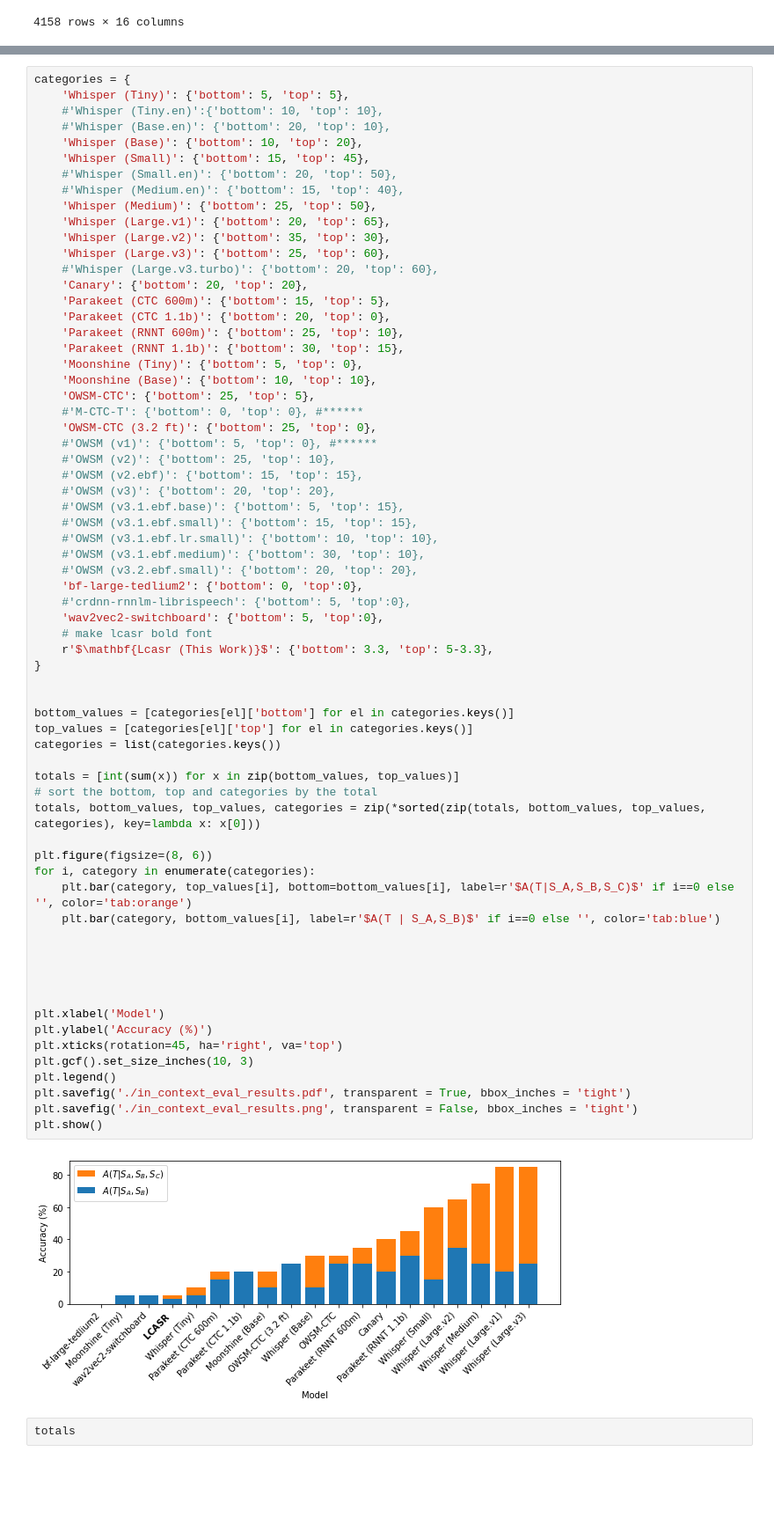
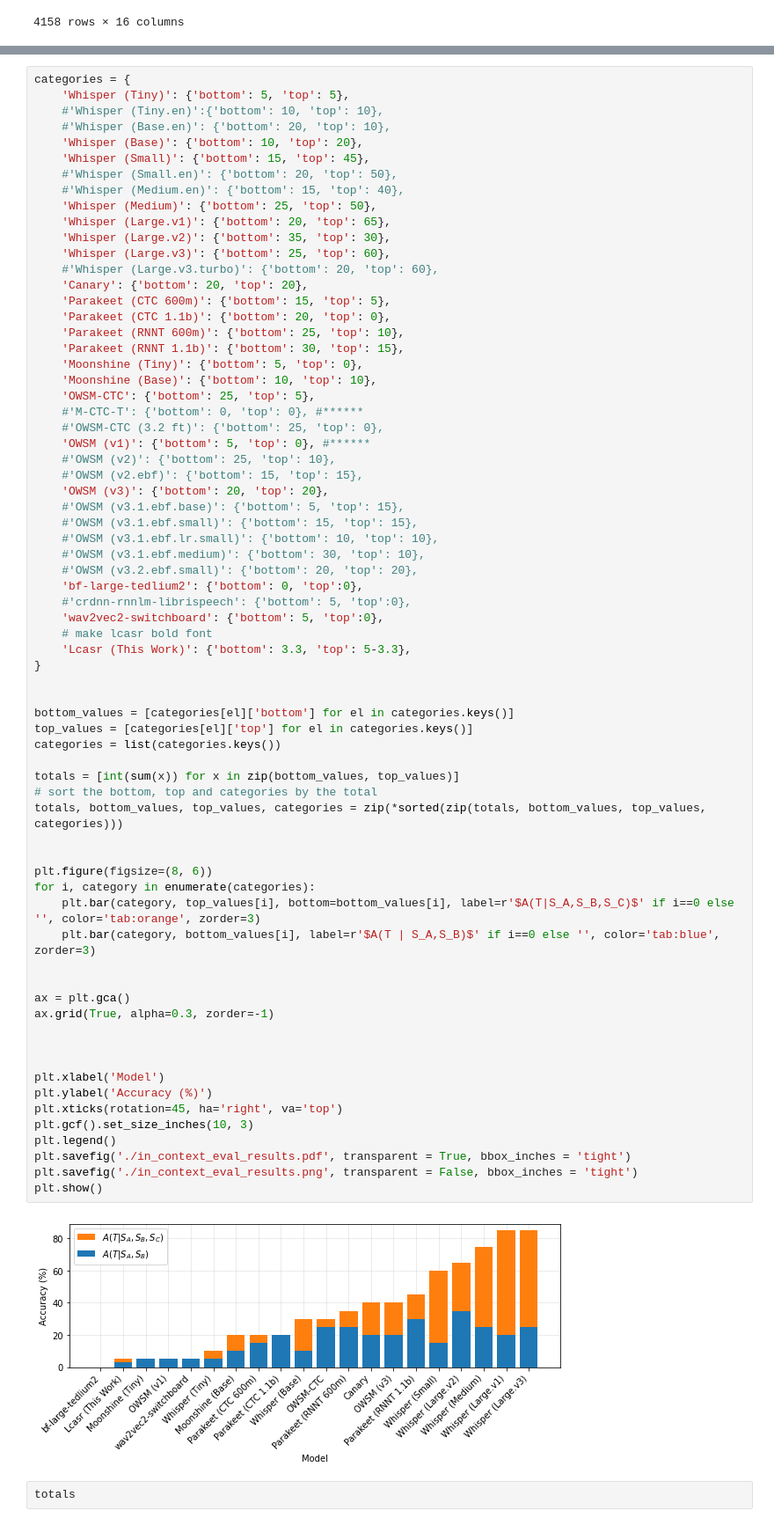
Before and after one commit to robflynnyh/long-context-asr, a Jupyter notebook: eval/results/eval.ipynb, the cells around one changed output, grey strips where cells are left out. Shown at 88% size. Drawn from its saved outputs; the diff is of its cells as text; blank space fills up the shorter version.

```diff
--- a/eval/results/eval.ipynb
+++ b/eval/results/eval.ipynb
@@ -1680,11 +1708,11 @@ categories = {
     'Moonshine (Base)': {'bottom': 10, 'top': 10},
     'OWSM-CTC': {'bottom': 25, 'top': 5},
     #'M-CTC-T': {'bottom': 0, 'top': 0}, #******
-    'OWSM-CTC (3.2 ft)': {'bottom': 25, 'top': 0},
-    #'OWSM (v1)': {'bottom': 5, 'top': 0}, #******
+    #'OWSM-CTC (3.2 ft)': {'bottom': 25, 'top': 0},
+    'OWSM (v1)': {'bottom': 5, 'top': 0}, #******
     #'OWSM (v2)': {'bottom': 25, 'top': 10},
     #'OWSM (v2.ebf)': {'bottom': 15, 'top': 15},
-    #'OWSM (v3)': {'bottom': 20, 'top': 20},
+    'OWSM (v3)': {'bottom': 20, 'top': 20},
     #'OWSM (v3.1.ebf.base)': {'bottom': 5, 'top': 15},
     #'OWSM (v3.1.ebf.small)': {'bottom': 15, 'top': 15},
     #'OWSM (v3.1.ebf.lr.small)': {'bottom': 10, 'top': 10},
@@ -1693,38 +1721,41 @@ categories = {
     'bf-large-tedlium2': {'bottom': 0, 'top':0},
     #'crdnn-rnnlm-librispeech': {'bottom': 5, 'top':0},
     'wav2vec2-switchboard': {'bottom': 5, 'top':0},
     # make lcasr bold font
-    r'$\mathbf{Lcasr (This Work)}$': {'bottom': 3.3, 'top': 5-3.3},
+    'Lcasr (This Work)': {'bottom': 3.3, 'top': 5-3.3},
 }
 
 
 bottom_values = [categories[el]['bottom'] for el in categories.keys()]
 top_values = [categories[el]['top'] for el in categories.keys()]
 categories = list(categories.keys())
 
 totals = [int(sum(x)) for x in zip(bottom_values, top_values)]
 # sort the bottom, top and categories by the total
-totals, bottom_values, top_values, categories = zip(*sorted(zip(totals, bottom_values, top_values, categories), key=lambda x: x[0]))
+totals, bottom_values, top_values, categories = zip(*sorted(zip(totals, bottom_values, top_values, categories)))
+
 
 plt.figure(figsize=(8, 6))
 for i, category in enumerate(categories):
-    plt.bar(category, top_values[i], bottom=bottom_values[i], label=r'$A(T|S_A,S_B,S_C)$' if i==0 else '', color='tab:orange')
-    plt.bar(category, bottom_values[i], label=r'$A(T | S_A,S_B)$' if i==0 else '', color='tab:blue')
+    plt.bar(category, top_values[i], bottom=bottom_values[i], label=r'$A(T|S_A,S_B,S_C)$' if i==0 else '', color='tab:orange', zorder=3)
+    plt.bar(category, bottom_values[i], label=r'$A(T | S_A,S_B)$' if i==0 else '', color='tab:blue', zorder=3)
 
 
+ax = plt.gca()
+ax.grid(True, alpha=0.3, zorder=-1)
 
 
 
 plt.xlabel('Model')
 plt.ylabel('Accuracy (%)')
 plt.xticks(rotation=45, ha='right', va='top')
 plt.gcf().set_size_inches(10, 3)
 plt.legend()
 plt.savefig('./in_context_eval_results.pdf', transparent = True, bbox_inches = 'tight')
 plt.savefig('./in_context_eval_results.png', transparent = False, bbox_inches = 'tight')
 plt.show()
 # %% [output]
-[figure, old version]
+[figure, new version]
 # %%
 totals
 # %% [output]
```
Also changed, not shown: parts of 5 cells of this notebook, 5 other files.
